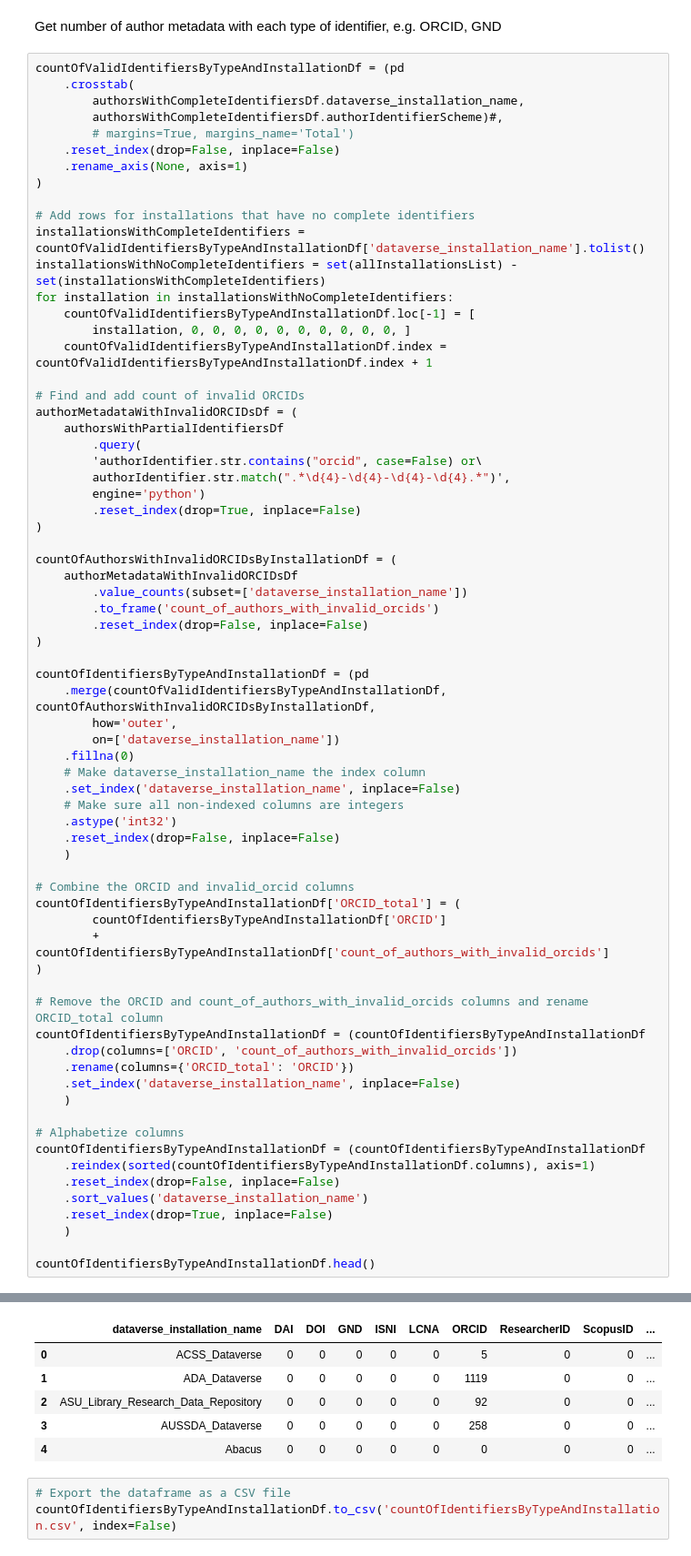
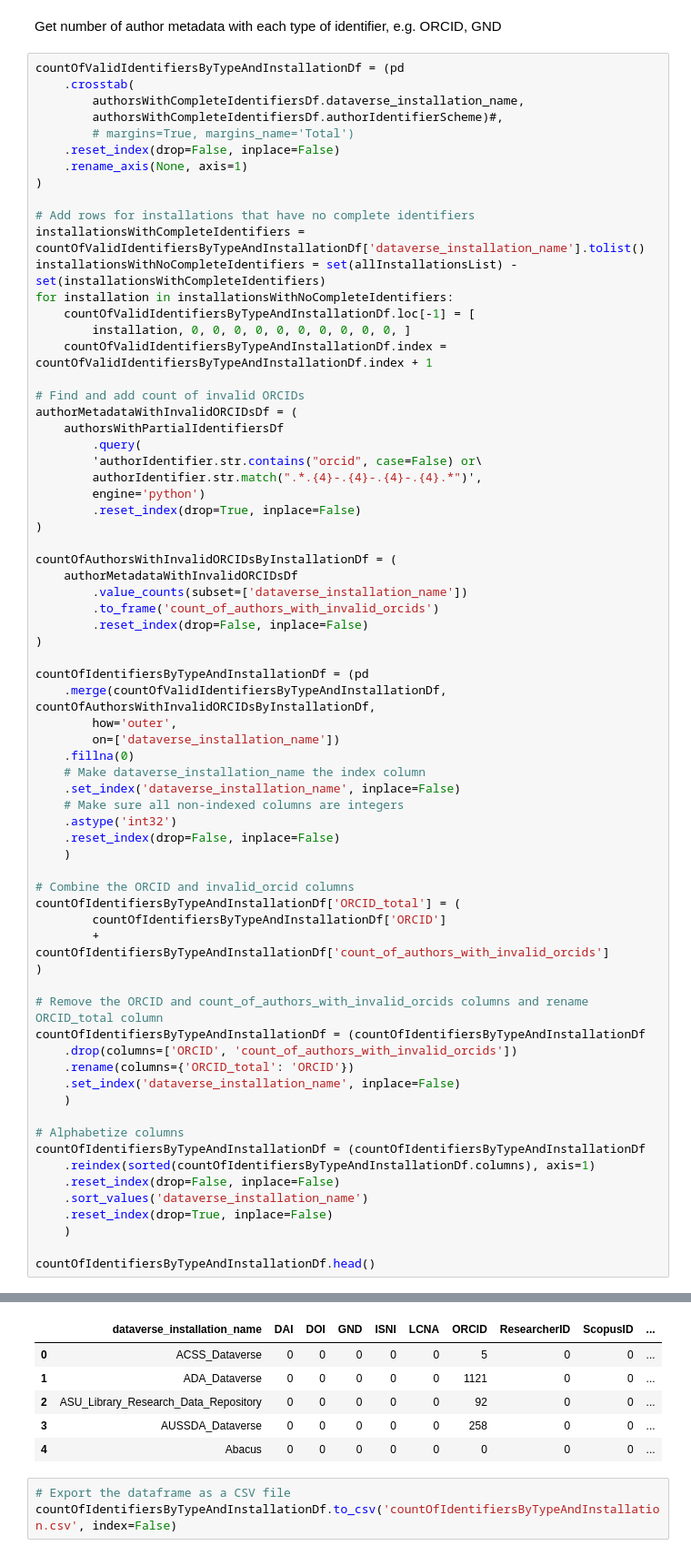
Before and after one commit to jggautier/ux-research-data-analysis, a Jupyter notebook: notebooks/PIDs_for_people_in_Dataverse_datasets/PIDs_for_people_in_HDV_datasets.ipynb, the cells around one changed output, grey strips where cells are left out. Shown at 91% size. Saved outputs shown, nothing was run; the diff lists cells and outputs as text.

```diff
--- a/notebooks/PIDs_for_people_in_Dataverse_datasets/PIDs_for_people_in_HDV_datasets.ipynb
+++ b/notebooks/PIDs_for_people_in_Dataverse_datasets/PIDs_for_people_in_HDV_datasets.ipynb
@@ -223,7 +229,7 @@ authorMetadataWithInvalidORCIDsDf = (
     authorsWithPartialIdentifiersDf
         .query(
         'authorIdentifier.str.contains("orcid", case=False) or\
-        authorIdentifier.str.match(".*\d{4}-\d{4}-\d{4}-\d{4}.*")',
+        authorIdentifier.str.match(".*.{4}-.{4}-.{4}-.{4}.*")',
         engine='python')
         .reset_index(drop=True, inplace=False)
 )
@@ -246,34 +252,34 @@ countOfIdentifiersByTypeAndInstallationDf = (pd
     .astype('int32')
     .reset_index(drop=False, inplace=False)
     )
 
 # Combine the ORCID and invalid_orcid columns
 countOfIdentifiersByTypeAndInstallationDf['ORCID_total'] = (
         countOfIdentifiersByTypeAndInstallationDf['ORCID']
         + countOfIdentifiersByTypeAndInstallationDf['count_of_authors_with_invalid_orcids']
 )
 
 # Remove the ORCID and count_of_authors_with_invalid_orcids columns and rename ORCID_total column
 countOfIdentifiersByTypeAndInstallationDf = (countOfIdentifiersByTypeAndInstallationDf
     .drop(columns=['ORCID', 'count_of_authors_with_invalid_orcids'])
     .rename(columns={'ORCID_total': 'ORCID'})
     .set_index('dataverse_installation_name', inplace=False)
     )
 
 # Alphabetize columns
 countOfIdentifiersByTypeAndInstallationDf = (countOfIdentifiersByTypeAndInstallationDf
     .reindex(sorted(countOfIdentifiersByTypeAndInstallationDf.columns), axis=1)
     .reset_index(drop=False, inplace=False)
     .sort_values('dataverse_installation_name')
     .reset_index(drop=True, inplace=False)
     )
 
 countOfIdentifiersByTypeAndInstallationDf.head()
 # %% [output]
 See Full Dataframe in Mito
 |  | dataverse_installation_name | DAI | DOI | GND | ISNI | LCNA | ORCID | ResearcherID | ScopusID | ... |
 | 0 | ACSS_Dataverse | 0 | 0 | 0 | 0 | 0 | 5 | 0 | 0 | ... |
-| 1 | ADA_Dataverse | 0 | 0 | 0 | 0 | 0 | 1119 | 0 | 0 | ... |
+| 1 | ADA_Dataverse | 0 | 0 | 0 | 0 | 0 | 1121 | 0 | 0 | ... |
 | 2 | ASU_Library_Research_Data_Repository | 0 | 0 | 0 | 0 | 0 | 92 | 0 | 0 | ... |
 | 3 | AUSSDA_Dataverse | 0 | 0 | 0 | 0 | 0 | 258 | 0 | 0 | ... |
 | 4 | Abacus | 0 | 0 | 0 | 0 | 0 | 0 | 0 | 0 | ... |
```
Also changed, not shown: parts of 2 cells of this notebook.
